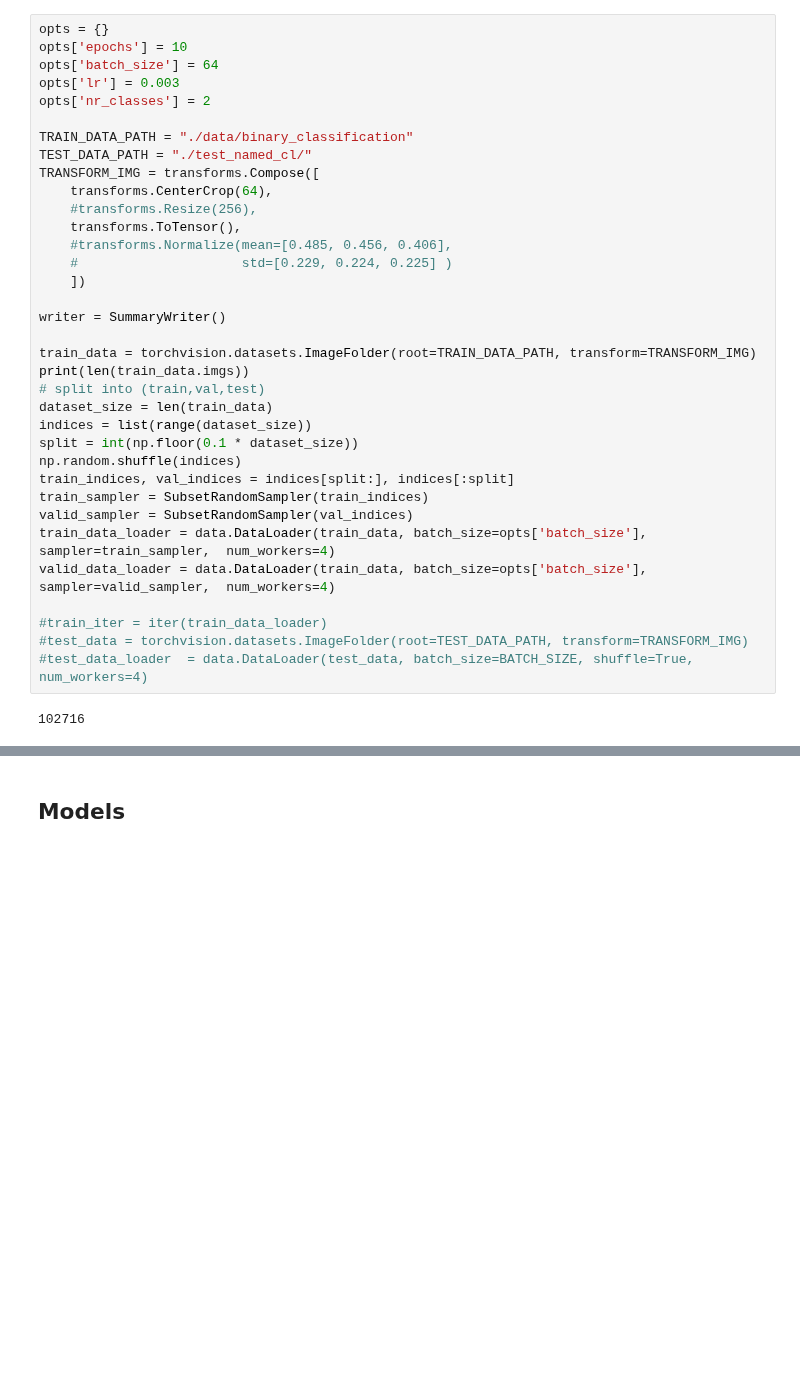
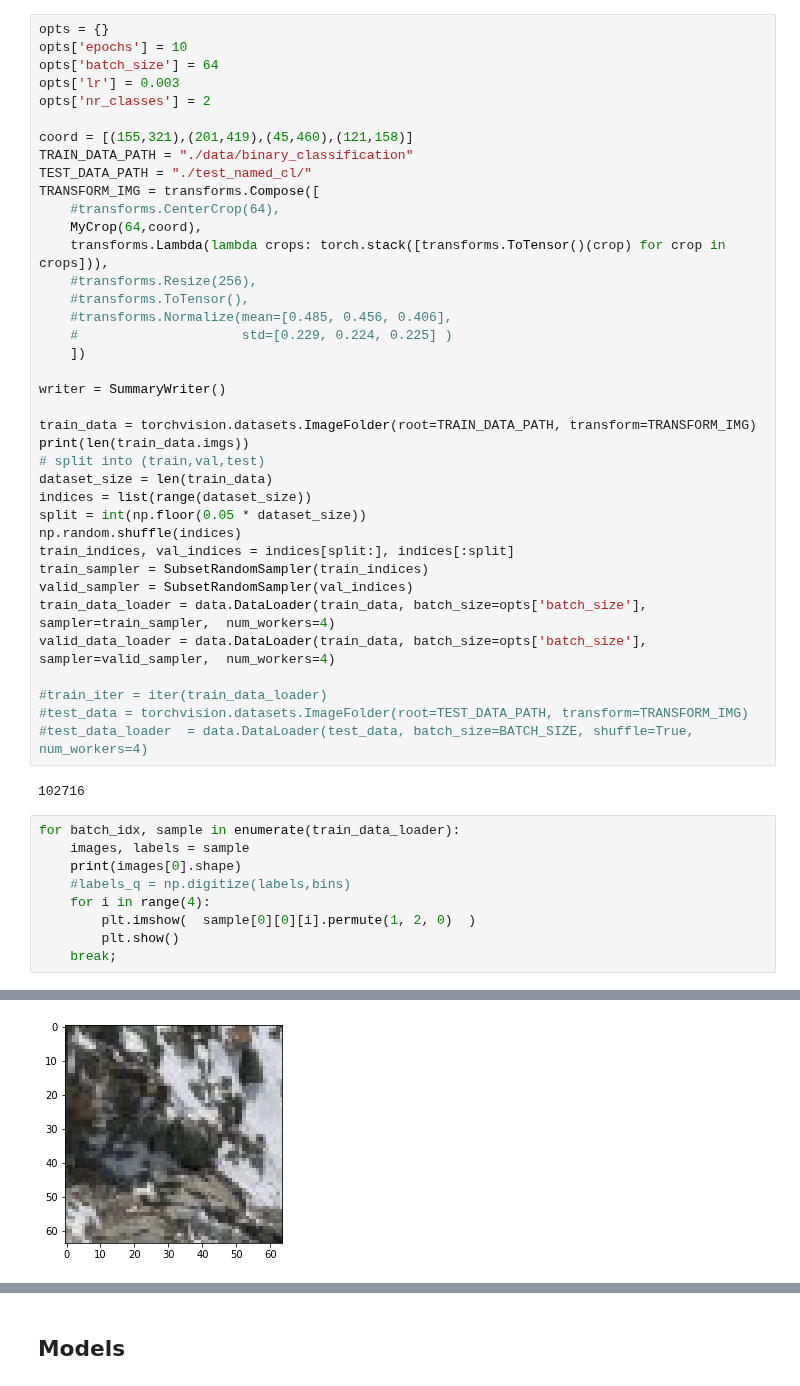
Before and after one commit to ETHZ-TEC/permafrostanalytics, a Jupyter notebook: notebooks/lw_classifier.ipynb, the cells around one changed output, grey strips where cells are left out. Saved outputs shown, nothing was run; the diff lists cells and outputs as text; blank space fills up the shorter version.

Commit message:
Incorporated multiple crops into classifier

```diff
--- a/notebooks/lw_classifier.ipynb
+++ b/notebooks/lw_classifier.ipynb
@@ -59,12 +96,15 @@ opts['batch_size'] = 64
 opts['lr'] = 0.003
 opts['nr_classes'] = 2
 
+coord = [(155,321),(201,419),(45,460),(121,158)]
 TRAIN_DATA_PATH = "./data/binary_classification"
 TEST_DATA_PATH = "./test_named_cl/"
 TRANSFORM_IMG = transforms.Compose([
-    transforms.CenterCrop(64),
+    #transforms.CenterCrop(64),
+    MyCrop(64,coord),
+    transforms.Lambda(lambda crops: torch.stack([transforms.ToTensor()(crop) for crop in crops])),
     #transforms.Resize(256),
-    transforms.ToTensor(),
+    #transforms.ToTensor(),
     #transforms.Normalize(mean=[0.485, 0.456, 0.406],
     #                     std=[0.229, 0.224, 0.225] )
     ])
@@ -76,7 +116,7 @@ print(len(train_data.imgs))
 # split into (train,val,test)
 dataset_size = len(train_data)
 indices = list(range(dataset_size))
-split = int(np.floor(0.1 * dataset_size))
+split = int(np.floor(0.05 * dataset_size))
 np.random.shuffle(indices)
 train_indices, val_indices = indices[split:], indices[:split]
 train_sampler = SubsetRandomSampler(train_indices)
@@ -89,3 +129,13 @@ valid_data_loader = data.DataLoader(train_data, batch_size=opts['batch_size'], s
 #test_data_loader  = data.DataLoader(test_data, batch_size=BATCH_SIZE, shuffle=True, num_workers=4)
 # %% [output]
 102716
+# %%
+for batch_idx, sample in enumerate(train_data_loader):
+    images, labels = sample
+    print(images[0].shape)
+    #labels_q = np.digitize(labels,bins)
+    for i in range(4):
+        plt.imshow(  sample[0][0][i].permute(1, 2, 0)  )
+        plt.show()
+    break;
+# %% [output]
@@ -91,0 +143 @@ valid_data_loader = data.DataLoader(train_data, batch_size=opts['batch_size'], s
+[figure, added]
```
Also changed, not shown: parts of 6 cells of this notebook.
